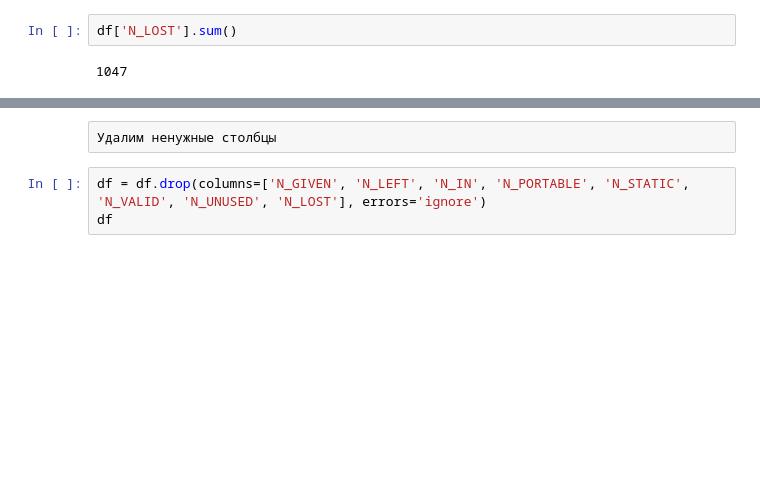
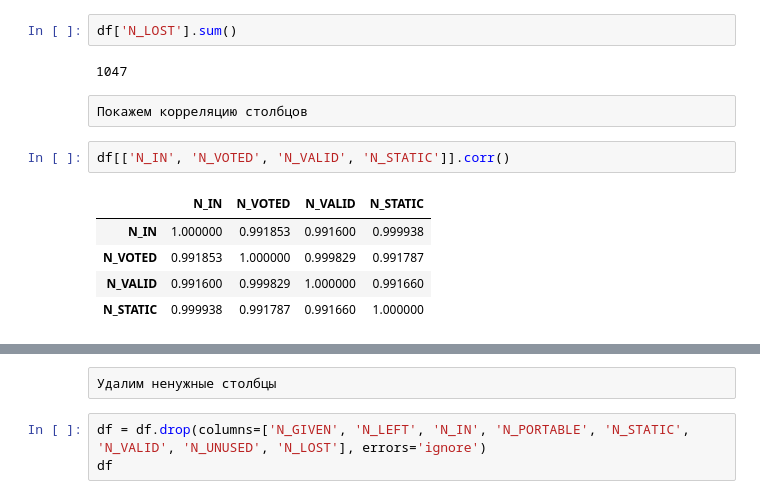
Before and after one commit to MatveyVlasov/visualization, a Jupyter notebook: homework03/lab3.ipynb, the cells around one changed output, grey strips where cells are left out. Cells and saved outputs as stored; diff of their text form; blank space fills up the shorter version.

```diff
--- a/homework03/lab3.ipynb
+++ b/homework03/lab3.ipynb
@@ -85,3 +85,13 @@ df['N_UNUSED'].sum()
 df['N_LOST'].sum()
 # %% [output]
 1047
+# %% [raw]
+Покажем корреляцию столбцов
+# %%
+df[['N_IN', 'N_VOTED', 'N_VALID', 'N_STATIC']].corr()
+# %% [output]
+|  | N_IN | N_VOTED | N_VALID | N_STATIC |
+| N_IN | 1.000000 | 0.991853 | 0.991600 | 0.999938 |
+| N_VOTED | 0.991853 | 1.000000 | 0.999829 | 0.991787 |
+| N_VALID | 0.991600 | 0.999829 | 1.000000 | 0.991660 |
+| N_STATIC | 0.999938 | 0.991787 | 0.991660 | 1.000000 |
```
Also changed, not shown: parts of 1 cell of this notebook.
